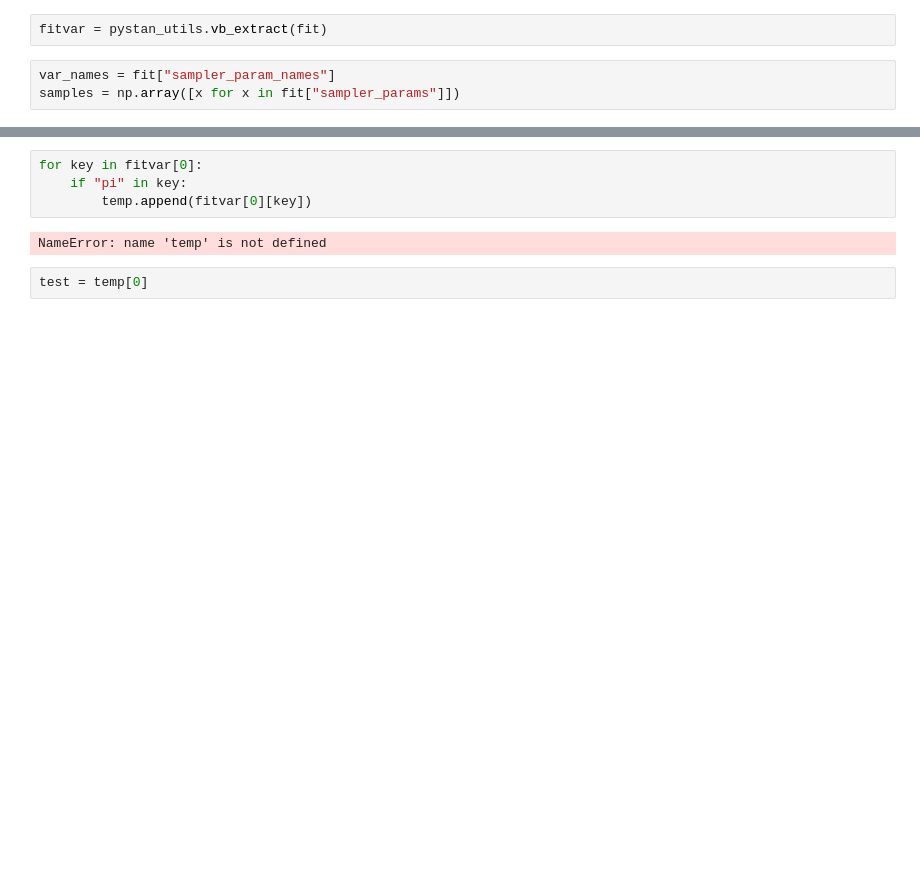
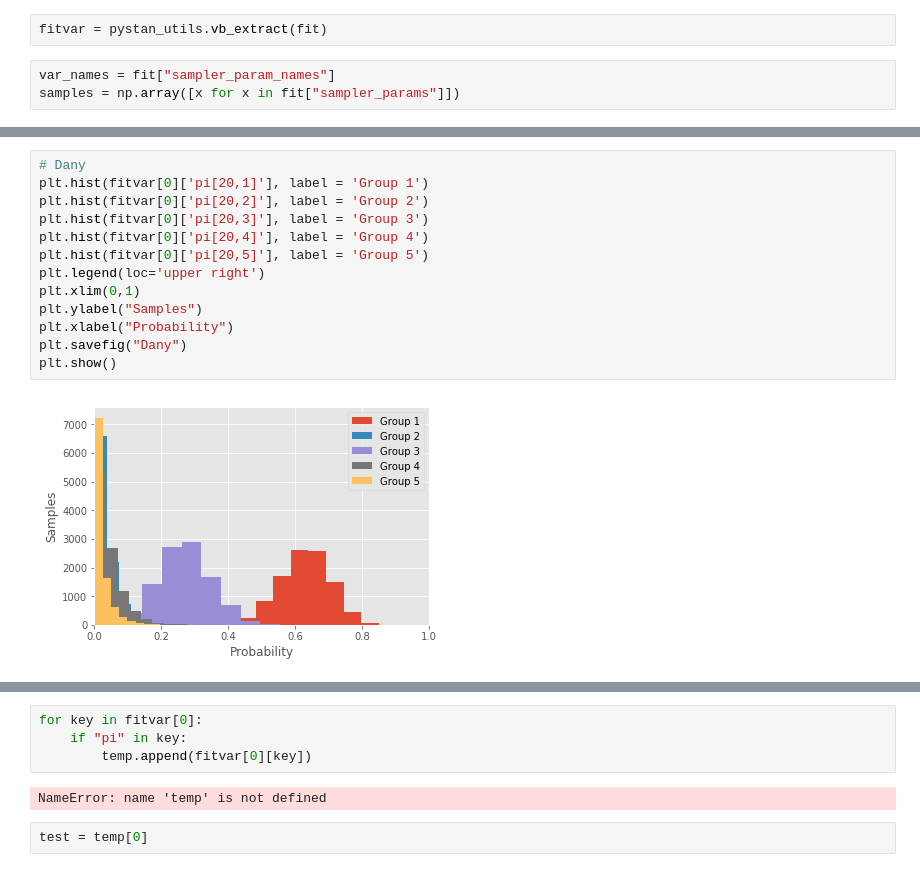
Before and after one commit to davidfrichhansen/mbml_project, a Jupyter notebook: notebooks/temp_final.ipynb, the cells around one changed output, grey strips where cells are left out. Cells and saved outputs as stored; diff of their text form; blank space fills up the shorter version.

```diff
--- a/notebooks/temp_final.ipynb
+++ b/notebooks/temp_final.ipynb
@@ -194,0 +264,15 @@ plt.show()
+# %%
+# Dany
+plt.hist(fitvar[0]['pi[20,1]'], label = 'Group 1')
+plt.hist(fitvar[0]['pi[20,2]'], label = 'Group 2')
+plt.hist(fitvar[0]['pi[20,3]'], label = 'Group 3')
+plt.hist(fitvar[0]['pi[20,4]'], label = 'Group 4')
+plt.hist(fitvar[0]['pi[20,5]'], label = 'Group 5')
+plt.legend(loc='upper right')
+plt.xlim(0,1)
+plt.ylabel("Samples")
+plt.xlabel("Probability")
+plt.savefig("Dany")
+plt.show()
+# %% [output]
+[figure, added]
```
Also changed, not shown: parts of 14 cells of this notebook, 6 other files.
